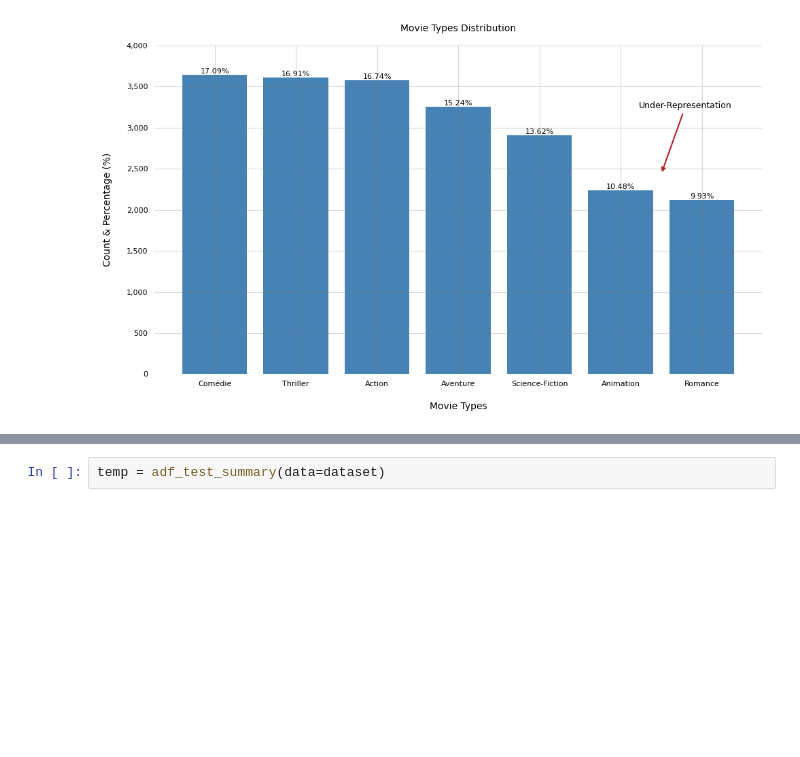
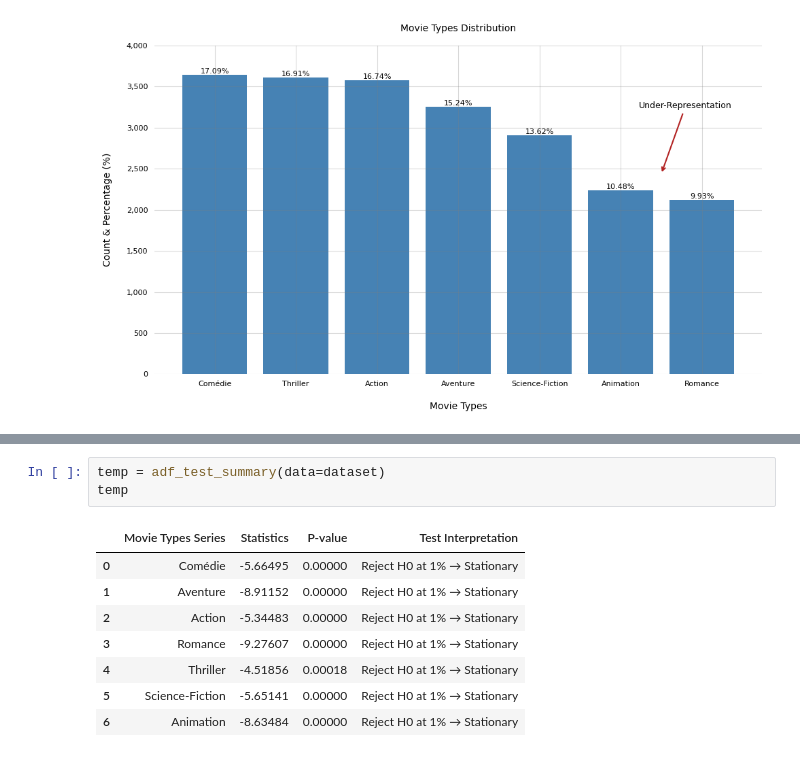
Before and after one commit to khedi972/nlp_allocine, a Jupyter notebook: main.ipynb, the cells around one changed output, grey strips where cells are left out. Saved outputs shown, nothing was run; the diff lists cells and outputs as text; blank space fills up the shorter version.

```diff
--- a/main.ipynb
+++ b/main.ipynb
@@ -174,2 +65,12 @@ def adf_test_summary(data: Type[pd.DataFrame]) -> Type[pd.DataFrame]:
 # %%
 temp = adf_test_summary(data=dataset)
+temp
+# %% [output]
+|  | Movie Types Series | Statistics | P-value | Test Interpretation |
+| 0 | Comédie | -5.66495 | 0.00000 | Reject H0 at 1% → Stationary |
+| 1 | Aventure | -8.91152 | 0.00000 | Reject H0 at 1% → Stationary |
+| 2 | Action | -5.34483 | 0.00000 | Reject H0 at 1% → Stationary |
+| 3 | Romance | -9.27607 | 0.00000 | Reject H0 at 1% → Stationary |
+| 4 | Thriller | -4.51856 | 0.00018 | Reject H0 at 1% → Stationary |
+| 5 | Science-Fiction | -5.65141 | 0.00000 | Reject H0 at 1% → Stationary |
+| 6 | Animation | -8.63484 | 0.00000 | Reject H0 at 1% → Stationary |
```
Also changed, not shown: parts of 5 cells of this notebook.
